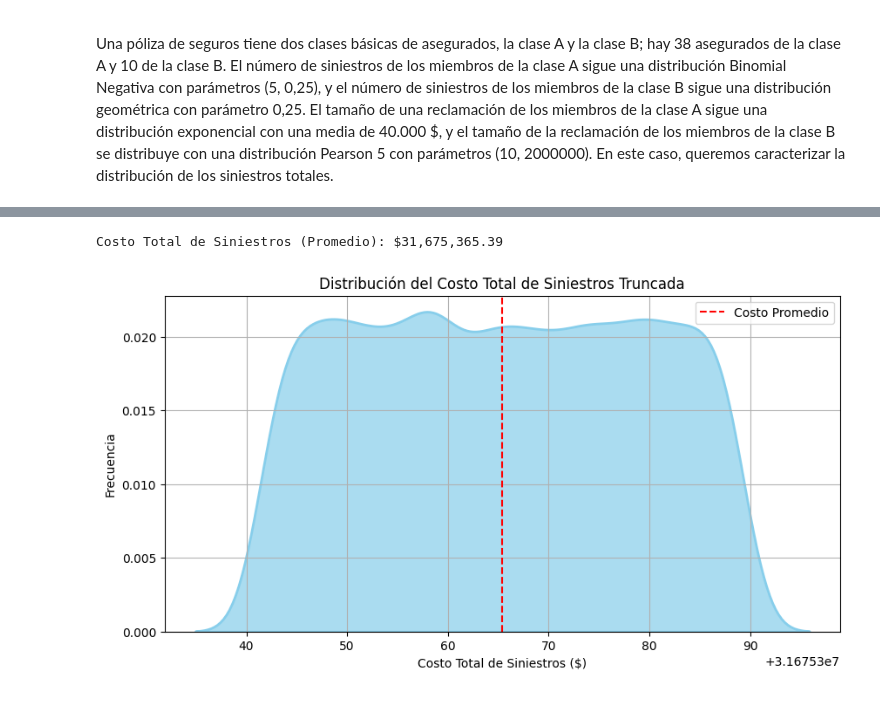
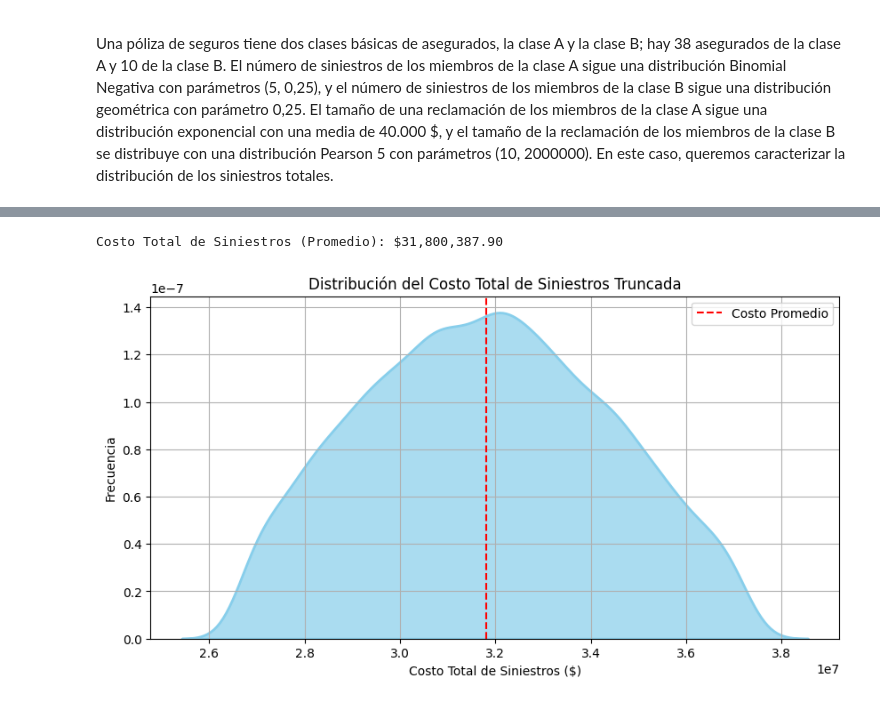
Before and after one commit to Tomaslopera/Truncamiento, a Jupyter notebook: Truncamiento.ipynb, the cells around one changed output, grey strips where cells are left out. Drawn from its saved outputs; the diff is of its cells as text; code cells hidden in the pictures.

```diff
--- a/Truncamiento.ipynb
+++ b/Truncamiento.ipynb
@@ -391,25 +395,25 @@ Costo Total de Siniestros (Promedio): $31,673,177.75
 # %%
 mean_n = np.mean(siniestros_totales)
 std_n = np.std(siniestros_totales)
 
 k = 2
-norm_low = np.mean(siniestros_totales) - (k * np.std(norm_a))
-norm_upp = np.mean(siniestros_totales) + (k * np.std(norm_a))
+norm_low = np.percentile(siniestros_totales, 5)
+norm_upp = np.percentile(siniestros_totales, 95)
 
 distribucion_truncada = stats.truncnorm((norm_low - mean_n) / std_n, (norm_upp - mean_n) / std_n, loc=mean_n, scale=std_n).rvs(10000)
 
 print(f"Costo Total de Siniestros (Promedio): ${np.mean(distribucion_truncada):,.2f}")
 
 # Graficar la distribución del costo total de siniestros
 plt.figure(figsize=(10, 5))
 sns.kdeplot(distribucion_truncada, fill=True, color='skyblue', alpha=0.7,  linewidth=2)
 plt.xlabel('Costo Total de Siniestros ($)')
 plt.ylabel('Frecuencia')
 plt.title('Distribución del Costo Total de Siniestros Truncada')
 plt.axvline(np.mean(distribucion_truncada), color='red', linestyle='dashed', label='Costo Promedio')
 plt.legend()
 plt.grid()
 plt.show()
 # %% [output]
-Costo Total de Siniestros (Promedio): $31,675,365.39
+Costo Total de Siniestros (Promedio): $31,800,387.90
-[figure, old version]
+[figure, new version]
```
Also changed, not shown: parts of 8 cells of this notebook.
